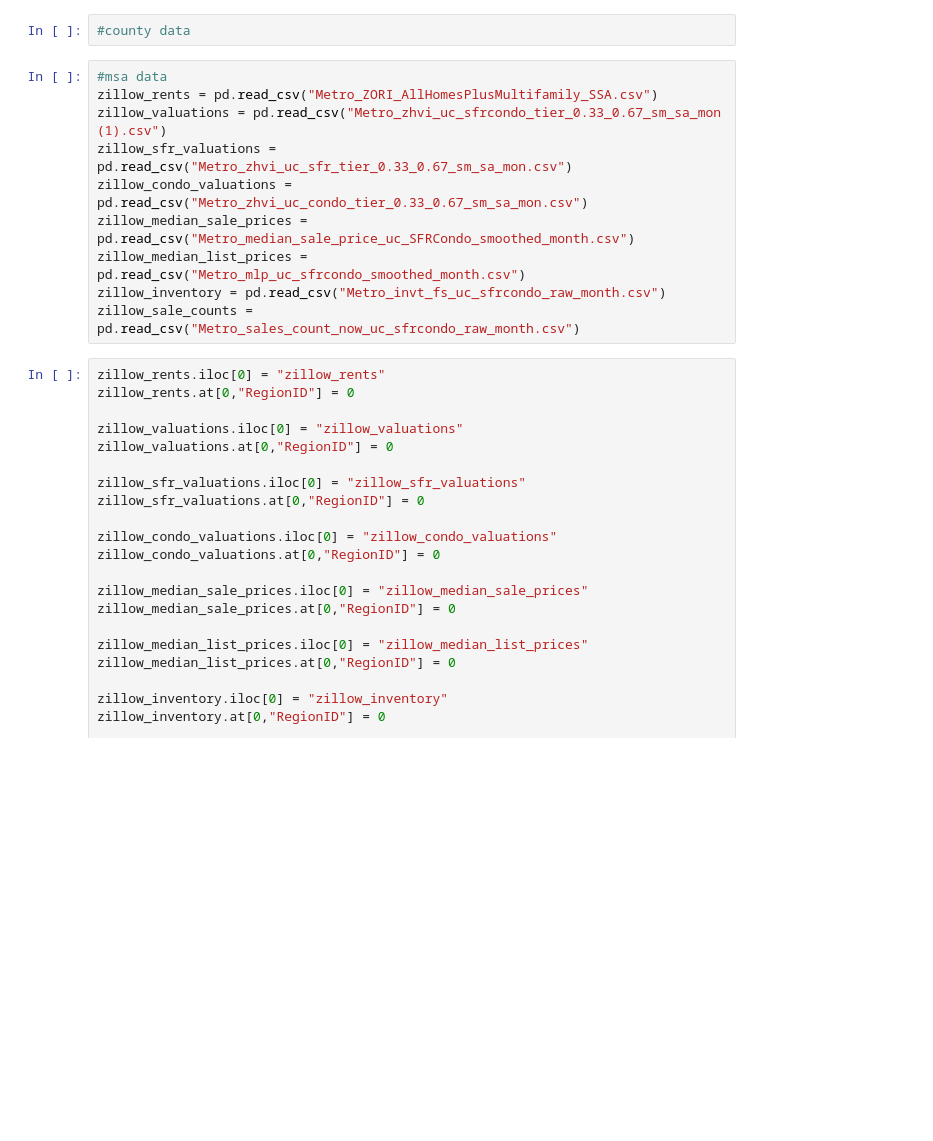
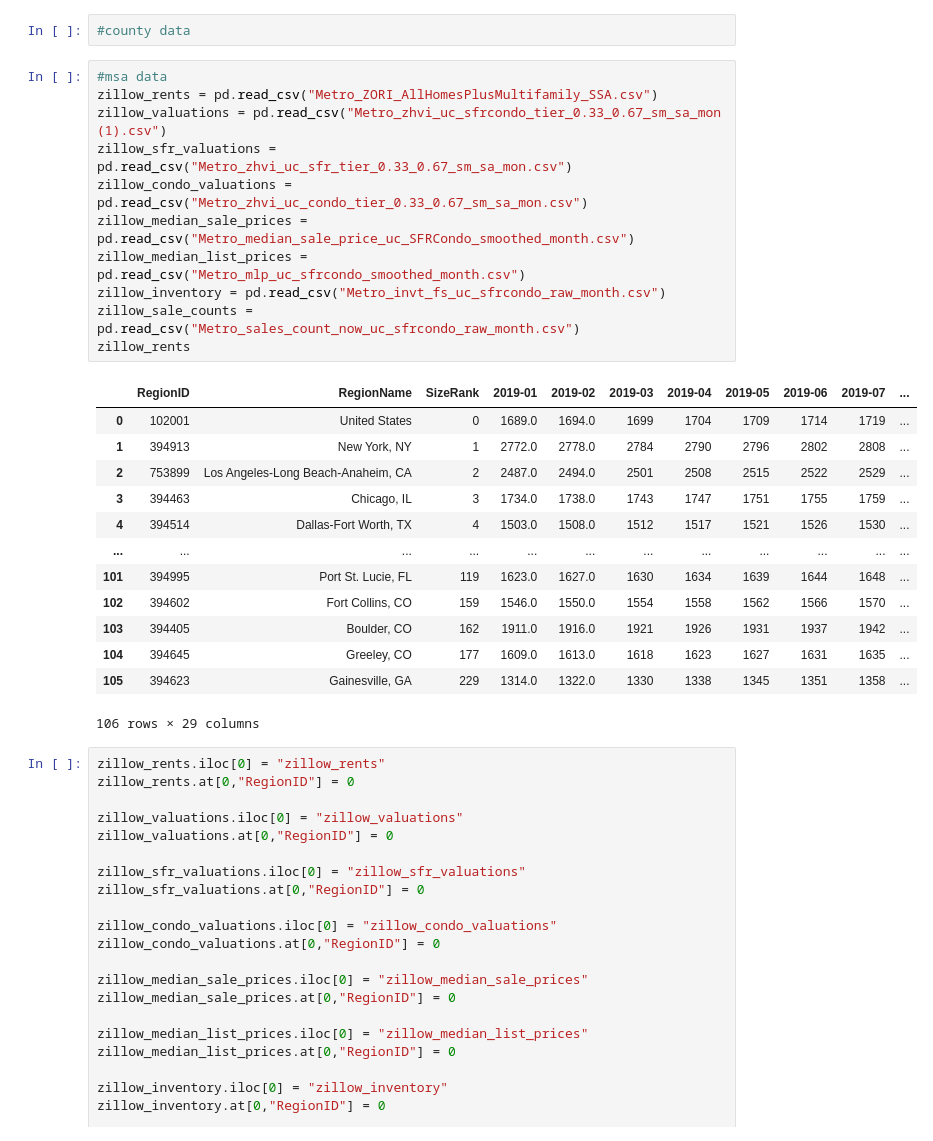
Before and after one commit to jamilao/housing-and-covid19, a Jupyter notebook: Untitled.ipynb, the cells around one changed output. Saved outputs shown, nothing was run; the diff lists cells and outputs as text; blank space fills up the shorter version.

```diff
--- a/Untitled.ipynb
+++ b/Untitled.ipynb
@@ -9,13 +9,28 @@ from scipy import stats
 # %%
 #msa data
 zillow_rents = pd.read_csv("Metro_ZORI_AllHomesPlusMultifamily_SSA.csv")
 zillow_valuations = pd.read_csv("Metro_zhvi_uc_sfrcondo_tier_0.33_0.67_sm_sa_mon (1).csv")
 zillow_sfr_valuations = pd.read_csv("Metro_zhvi_uc_sfr_tier_0.33_0.67_sm_sa_mon.csv")
 zillow_condo_valuations = pd.read_csv("Metro_zhvi_uc_condo_tier_0.33_0.67_sm_sa_mon.csv")
 zillow_median_sale_prices = pd.read_csv("Metro_median_sale_price_uc_SFRCondo_smoothed_month.csv")
 zillow_median_list_prices = pd.read_csv("Metro_mlp_uc_sfrcondo_smoothed_month.csv")
 zillow_inventory = pd.read_csv("Metro_invt_fs_uc_sfrcondo_raw_month.csv")
 zillow_sale_counts = pd.read_csv("Metro_sales_count_now_uc_sfrcondo_raw_month.csv")
+zillow_rents
+# %% [output]
+|  | RegionID | RegionName | SizeRank | 2019-01 | 2019-02 | 2019-03 | 2019-04 | 2019-05 | 2019-06 | 2019-07 | ... |
+| 0 | 102001 | United States | 0 | 1689.0 | 1694.0 | 1699 | 1704 | 1709 | 1714 | 1719 | ... |
+| 1 | 394913 | New York, NY | 1 | 2772.0 | 2778.0 | 2784 | 2790 | 2796 | 2802 | 2808 | ... |
+| 2 | 753899 | Los Angeles-Long Beach-Anaheim, CA | 2 | 2487.0 | 2494.0 | 2501 | 2508 | 2515 | 2522 | 2529 | ... |
+| 3 | 394463 | Chicago, IL | 3 | 1734.0 | 1738.0 | 1743 | 1747 | 1751 | 1755 | 1759 | ... |
+| 4 | 394514 | Dallas-Fort Worth, TX | 4 | 1503.0 | 1508.0 | 1512 | 1517 | 1521 | 1526 | 1530 | ... |
+| ... | ... | ... | ... | ... | ... | ... | ... | ... | ... | ... | ... |
+| 101 | 394995 | Port St. Lucie, FL | 119 | 1623.0 | 1627.0 | 1630 | 1634 | 1639 | 1644 | 1648 | ... |
+| 102 | 394602 | Fort Collins, CO | 159 | 1546.0 | 1550.0 | 1554 | 1558 | 1562 | 1566 | 1570 | ... |
+| 103 | 394405 | Boulder, CO | 162 | 1911.0 | 1916.0 | 1921 | 1926 | 1931 | 1937 | 1942 | ... |
+| 104 | 394645 | Greeley, CO | 177 | 1609.0 | 1613.0 | 1618 | 1623 | 1627 | 1631 | 1635 | ... |
+| 105 | 394623 | Gainesville, GA | 229 | 1314.0 | 1322.0 | 1330 | 1338 | 1345 | 1351 | 1358 | ... |
+106 rows × 29 columns
 # %%
 zillow_rents.iloc[0] = "zillow_rents"
 zillow_rents.at[0,"RegionID"] = 0
```
Also changed, not shown: parts of 6 cells of this notebook.
